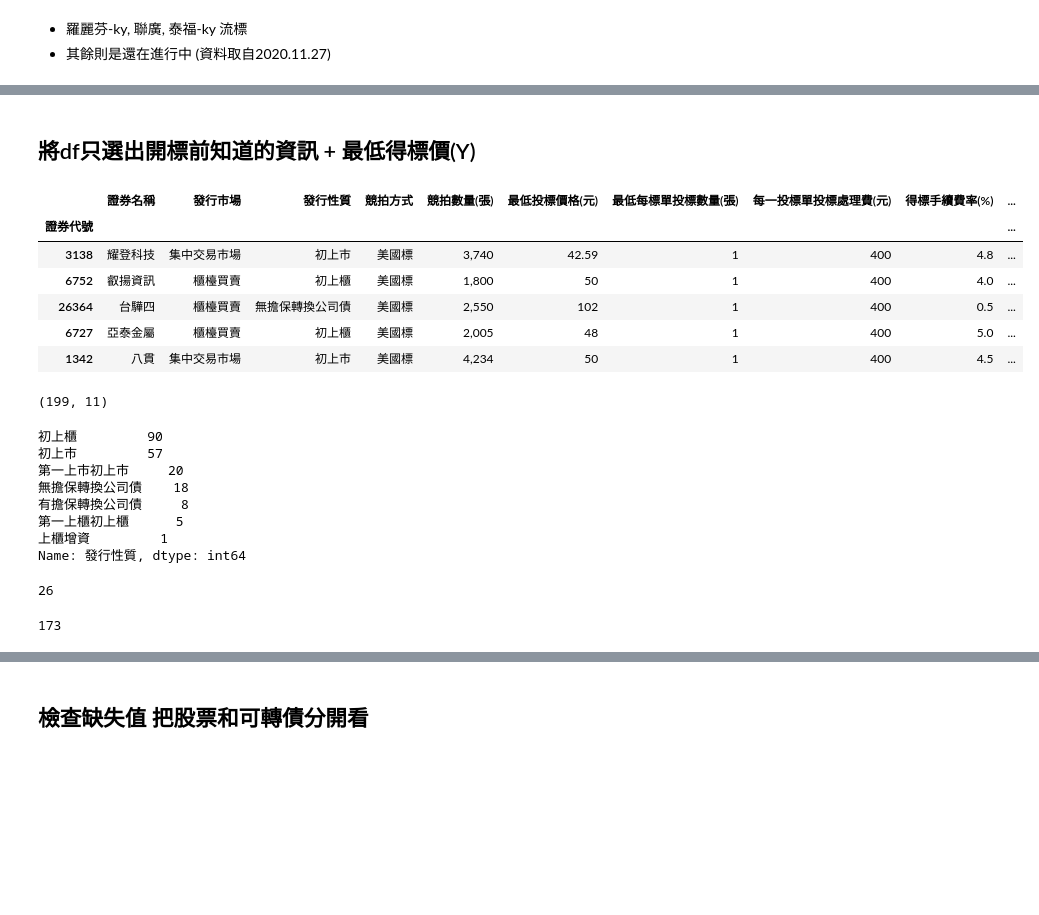
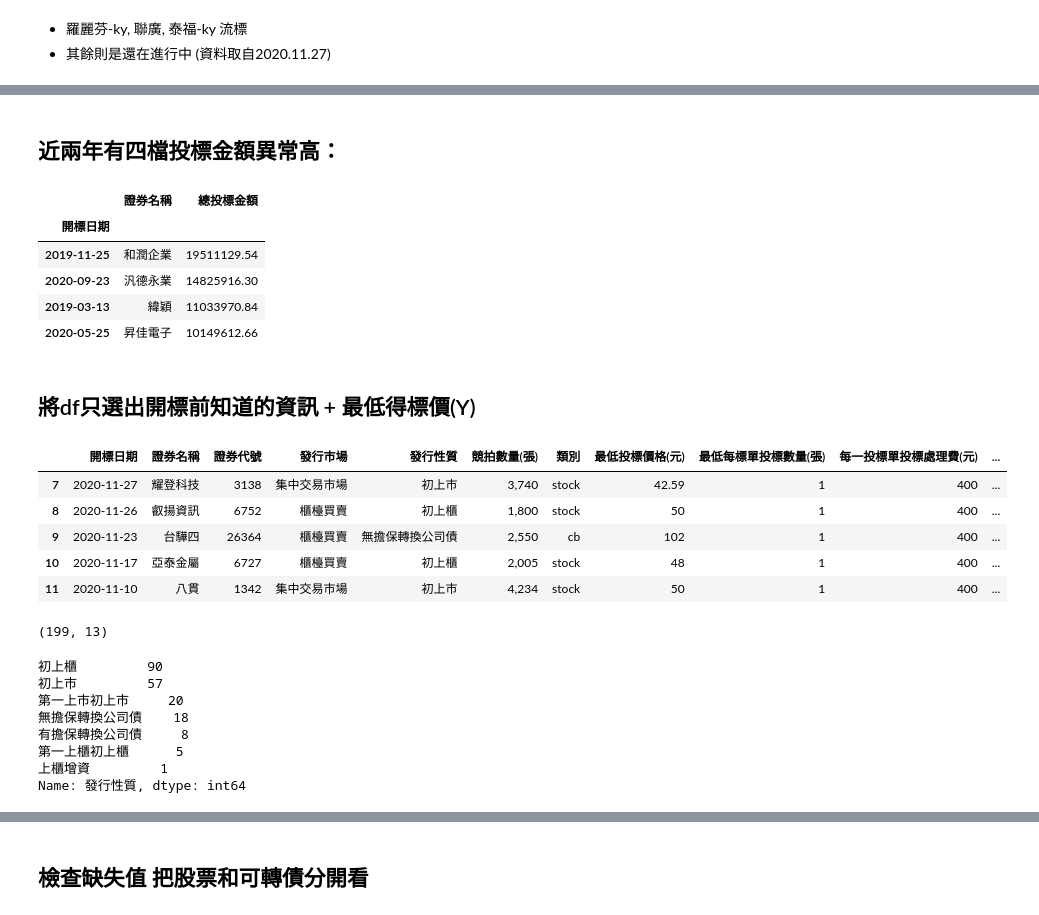
Before and after one commit to hello0217/auction, a Jupyter notebook: auction.ipynb, the cells around one changed output, grey strips where cells are left out. Cells and saved outputs as stored; diff of their text form; code cells hidden in the pictures; blank space fills up the shorter version.

```diff
--- a/auction.ipynb
+++ b/auction.ipynb
@@ -18,3 +28,6 @@ df.head()
 | 3 | 2020/12/3 | 森寶一 | 34891 | 櫃檯買賣 | 有擔保轉換公司債 | 美國標 | 900 | 103 | 1 | 90 | ... |
 | 4 | 2020/12/2 | 揚秦 | 2755 | 櫃檯買賣 | 初上櫃 | 美國標 | 1,360 | 48 | 1 | 178 | ... |
 5 rows × 24 columns
+# %%
+df['開標日期'] = pd.to_datetime(df['開標日期'])
+df['開標日期']
@@ -104,3 +130,12 @@ Series([], Name: 證券名稱, dtype: object)
 # %% [markdown]
 * 羅麗芬-ky, 聯廣, 泰福-ky 流標
 * 其餘則是還在進行中 (資料取自2020.11.27)
+# %%
+def label_stock(row):
+    if row['發行性質'] in ['有擔保轉換公司債','無擔保轉換公司債']:
+        return "cb"
+    else:
+        return "stock"
+# %%
+df['類別'] = df.apply(lambda row : label_stock(row), axis = 1)
+sum(df['類別'] == 'cb')
@@ -107,21 +232,30 @@ Series([], Name: 證券名稱, dtype: object)
+# %% [markdown]
+## 近兩年有四檔投標金額異常高：
+# %%
+df_time[['證券名稱','總投標金額']].sort_values(by = ['總投標金額'] ,ascending = False).head(4)
+# %% [output]
+|  | 證券名稱 | 總投標金額 |
+| 開標日期 |  |  |
+| 2019-11-25 | 和潤企業 | 19511129.54 |
+| 2020-09-23 | 汎德永業 | 14825916.30 |
+| 2019-03-13 | 緯穎 | 11033970.84 |
+| 2020-05-25 | 昇佳電子 | 10149612.66 |
 # %% [markdown]
 ## 將df只選出開標前知道的資訊 + 最低得標價(Y)
 # %%
-df_1 = df[['證券名稱', '證券代號', '發行市場', '發行性質', '競拍方式', '競拍數量(張)', '最低投標價格(元)', '最低每標單投標數量(張)','每一投標單投標處理費(元)', '得標手續費率(%)', '投標最後一天平均成交價', '最低得標價格(元)']]
-df_1.set_index('證券代號', inplace = True)
+df_1 = df[['開標日期','證券名稱', '證券代號', '發行市場', '發行性質', '競拍數量(張)','類別', '最低投標價格(元)', '最低每標單投標數量(張)','每一投標單投標處理費(元)', '得標手續費率(%)', '投標最後一天平均成交價', '最低得標價格(元)']]
 df_1.head()
 # %% [output]
-|  | 證券名稱 | 發行市場 | 發行性質 | 競拍方式 | 競拍數量(張) | 最低投標價格(元) | 最低每標單投標數量(張) | 每一投標單投標處理費(元) | 得標手續費率(%) | ... |
-| 證券代號 |  |  |  |  |  |  |  |  |  | ... |
-| 3138 | 耀登科技 | 集中交易市場 | 初上市 | 美國標 | 3,740 | 42.59 | 1 | 400 | 4.8 | ... |
-| 6752 | 叡揚資訊 | 櫃檯買賣 | 初上櫃 | 美國標 | 1,800 | 50 | 1 | 400 | 4.0 | ... |
-| 26364 | 台驊四 | 櫃檯買賣 | 無擔保轉換公司債 | 美國標 | 2,550 | 102 | 1 | 400 | 0.5 | ... |
-| 6727 | 亞泰金屬 | 櫃檯買賣 | 初上櫃 | 美國標 | 2,005 | 48 | 1 | 400 | 5.0 | ... |
-| 1342 | 八貫 | 集中交易市場 | 初上市 | 美國標 | 4,234 | 50 | 1 | 400 | 4.5 | ... |
+|  | 開標日期 | 證券名稱 | 證券代號 | 發行市場 | 發行性質 | 競拍數量(張) | 類別 | 最低投標價格(元) | 最低每標單投標數量(張) | 每一投標單投標處理費(元) | ... |
+| 7 | 2020-11-27 | 耀登科技 | 3138 | 集中交易市場 | 初上市 | 3,740 | stock | 42.59 | 1 | 400 | ... |
+| 8 | 2020-11-26 | 叡揚資訊 | 6752 | 櫃檯買賣 | 初上櫃 | 1,800 | stock | 50 | 1 | 400 | ... |
+| 9 | 2020-11-23 | 台驊四 | 26364 | 櫃檯買賣 | 無擔保轉換公司債 | 2,550 | cb | 102 | 1 | 400 | ... |
+| 10 | 2020-11-17 | 亞泰金屬 | 6727 | 櫃檯買賣 | 初上櫃 | 2,005 | stock | 48 | 1 | 400 | ... |
+| 11 | 2020-11-10 | 八貫 | 1342 | 集中交易市場 | 初上市 | 4,234 | stock | 50 | 1 | 400 | ... |
 # %%
 df_1.shape
 # %% [output]
-(199, 11)
+(199, 13)
 # %%
 df_1['發行性質'].value_counts()
 # %% [output]
@@ -133,14 +267,4 @@ df_1['發行性質'].value_counts()
 第一上櫃初上櫃      5
 上櫃增資         1
 Name: 發行性質, dtype: int64
-# %%
-mask_cb = df_1['發行性質'].isin(['有擔保轉換公司債', '無擔保轉換公司債'])
-sum(mask_cb)
-# %% [output]
-26
-# %%
-mask_stock = -mask_cb
-sum(mask_stock)
-# %% [output]
-173
 # %%
```
Also changed, not shown: parts of 123 cells of this notebook.
